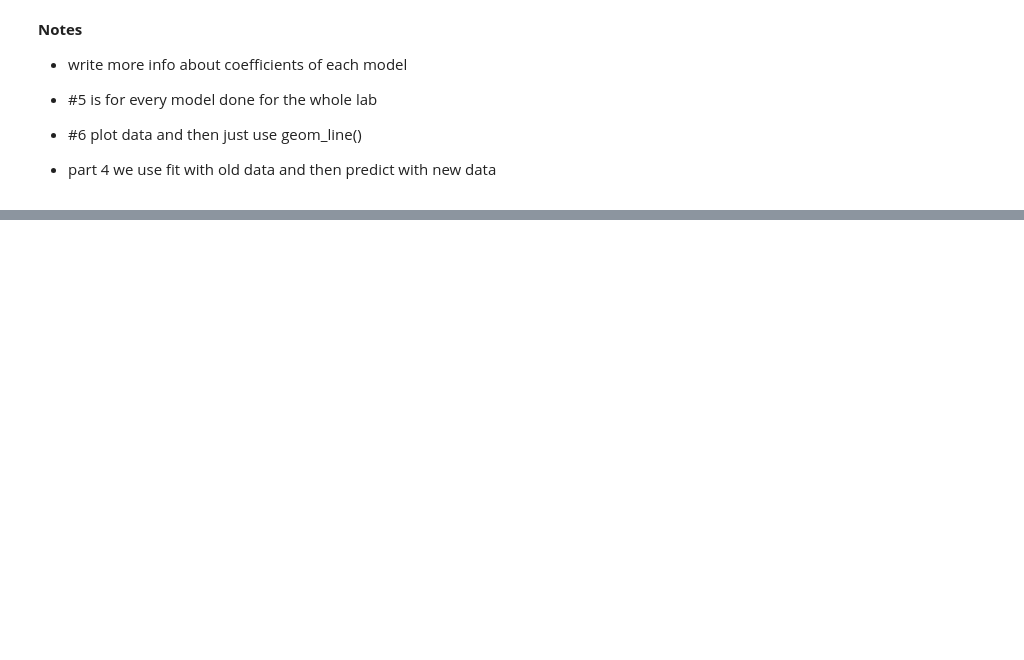
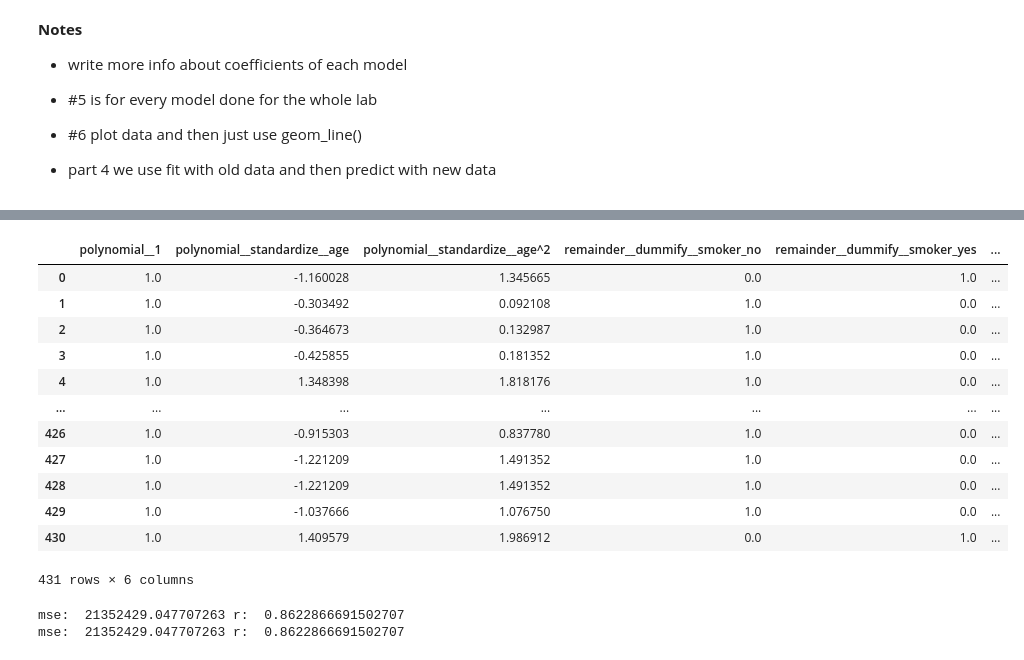
Before and after one commit to BLauf/GSB-544, a Jupyter notebook: labs/lab05/lab_05.ipynb, the cells around one changed output, grey strips where cells are left out. Drawn from its saved outputs; the diff is of its cells as text; code cells hidden in the pictures; blank space fills up the shorter version.

```diff
--- a/labs/lab05/lab_05.ipynb
+++ b/labs/lab05/lab_05.ipynb
@@ -687,0 +986,38 @@ mse:  132636406.1108129
+# %%
+X_1 = ct.fit_transform(X_train)
+X_2 = ct_degree.fit_transform(X_1)
+X_2
+# %% [output]
+|  | polynomial__1 | polynomial__standardize__age | polynomial__standardize__age^2 | remainder__dummify__smoker_no | remainder__dummify__smoker_yes | ... |
+| 0 | 1.0 | -1.160028 | 1.345665 | 0.0 | 1.0 | ... |
+| 1 | 1.0 | -0.303492 | 0.092108 | 1.0 | 0.0 | ... |
+| 2 | 1.0 | -0.364673 | 0.132987 | 1.0 | 0.0 | ... |
+| 3 | 1.0 | -0.425855 | 0.181352 | 1.0 | 0.0 | ... |
+| 4 | 1.0 | 1.348398 | 1.818176 | 1.0 | 0.0 | ... |
+| ... | ... | ... | ... | ... | ... | ... |
+| 426 | 1.0 | -0.915303 | 0.837780 | 1.0 | 0.0 | ... |
+| 427 | 1.0 | -1.221209 | 1.491352 | 1.0 | 0.0 | ... |
+| 428 | 1.0 | -1.221209 | 1.491352 | 1.0 | 0.0 | ... |
+| 429 | 1.0 | -1.037666 | 1.076750 | 1.0 | 0.0 | ... |
+| 430 | 1.0 | 1.409579 | 1.986912 | 0.0 | 1.0 | ... |
+431 rows × 6 columns
+# %%
+#create model
+#give X and y
+lr_fitted_1 = lr_pipeline_1.fit(X_train, y_train)
+
+# get predictions of new model
+#only give X
+lr_predicted_1 = lr_pipeline_1.predict(X_test)
+
+#test how well it did
+#test MSE
+MSE_test = mean_squared_error(y_test, lr_predicted_1)
+
+#test R^2
+R_test = r2_score(y_test, lr_predicted_1)
+
+print("mse: ", MSE_test, "r: ", R_test)
+# %% [output]
+mse:  21352429.047707263 r:  0.8622866691502707
+mse:  21352429.047707263 r:  0.8622866691502707
```
Also changed, not shown: parts of 51 cells of this notebook, 1 other file.
